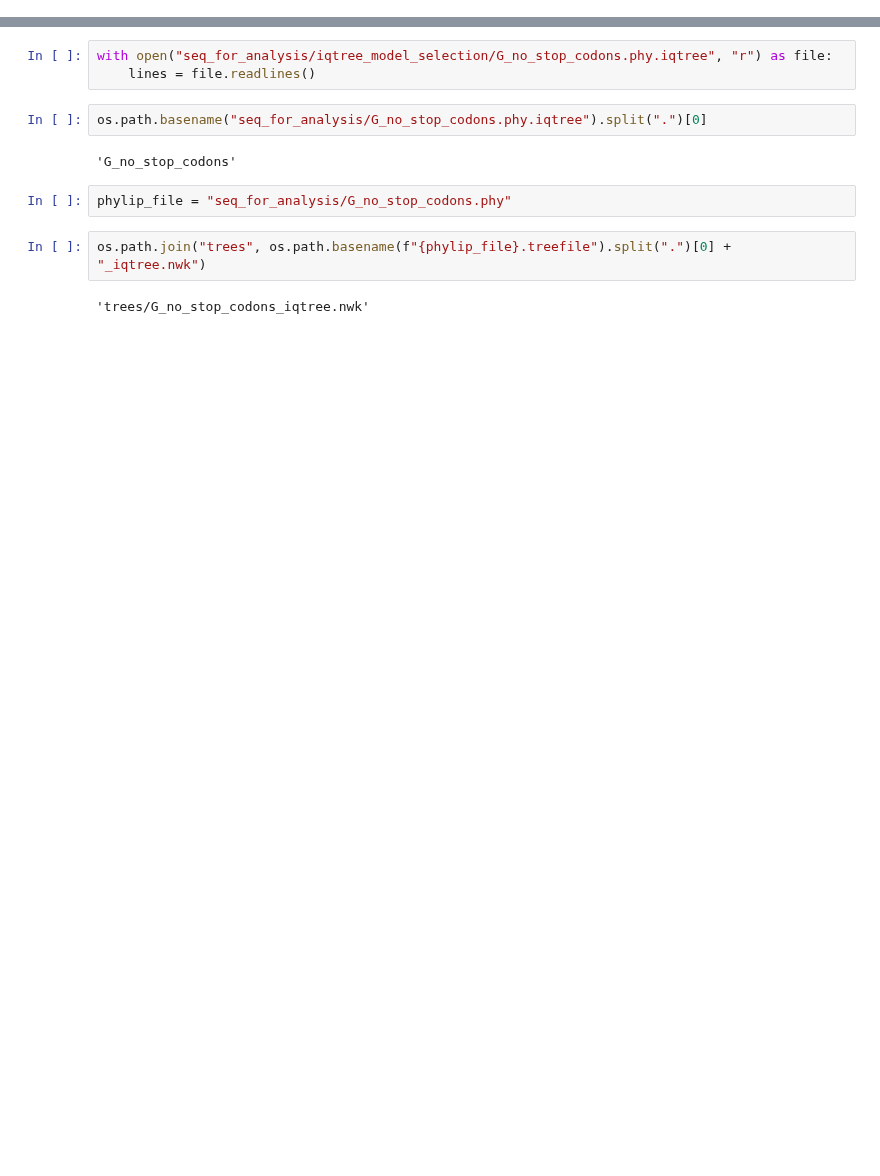
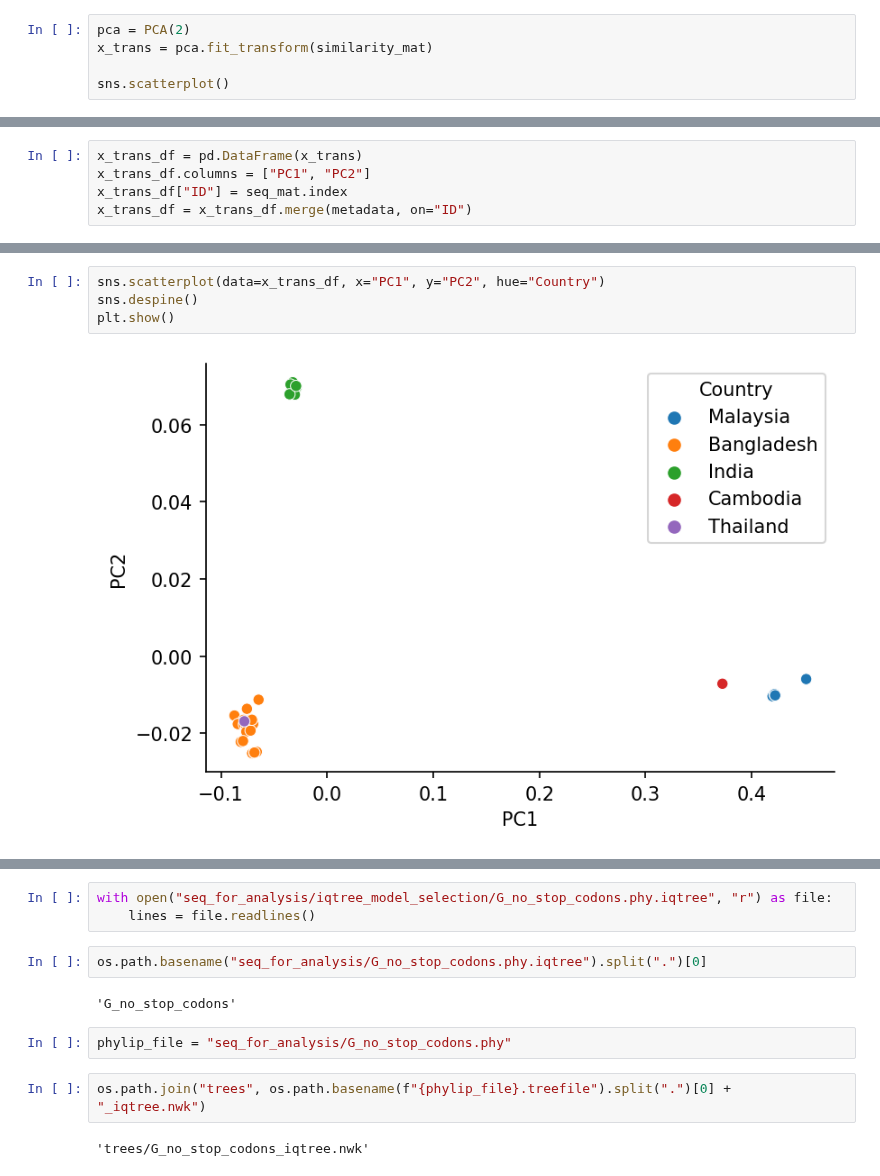
Before and after one commit to sanju99/niv_evo, a Jupyter notebook: clade_differences.ipynb, the cells around one changed output, grey strips where cells are left out. Cells and saved outputs as stored; diff of their text form; blank space fills up the shorter version.

```diff
--- a/clade_differences.ipynb
+++ b/clade_differences.ipynb
@@ -23,0 +67,5 @@ import scipy.stats as st
+# %%
+pca = PCA(2)
+x_trans = pca.fit_transform(similarity_mat)
+
+sns.scatterplot()
@@ -23,0 +76,5 @@ import scipy.stats as st
+# %%
+x_trans_df = pd.DataFrame(x_trans)
+x_trans_df.columns = ["PC1", "PC2"]
+x_trans_df["ID"] = seq_mat.index
+x_trans_df = x_trans_df.merge(metadata, on="ID")
@@ -23,0 +90,6 @@ import scipy.stats as st
+# %%
+sns.scatterplot(data=x_trans_df, x="PC1", y="PC2", hue="Country")
+sns.despine()
+plt.show()
+# %% [output]
+[figure, added]
```
Also changed, not shown: parts of 15 cells of this notebook, 8 other files.
